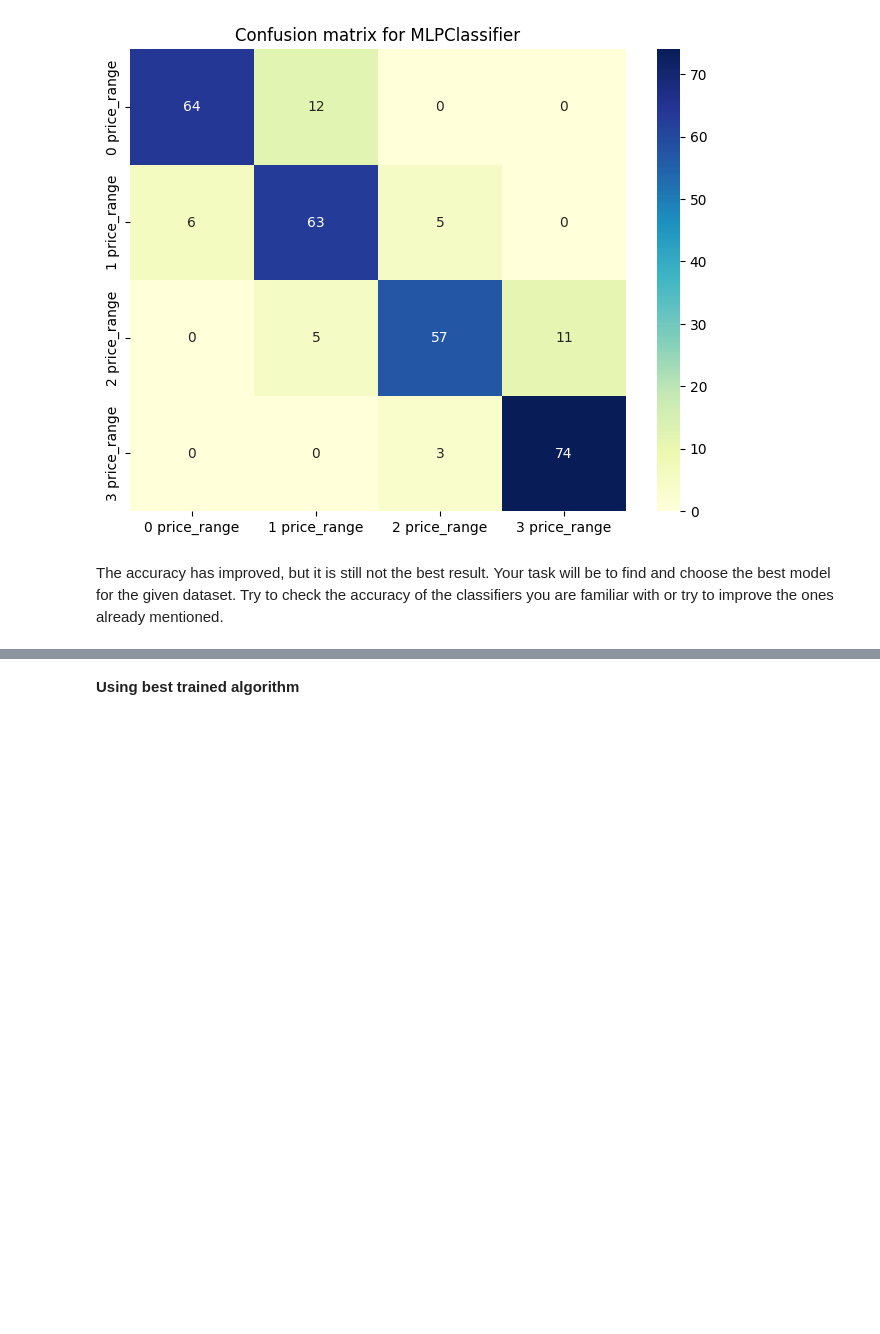
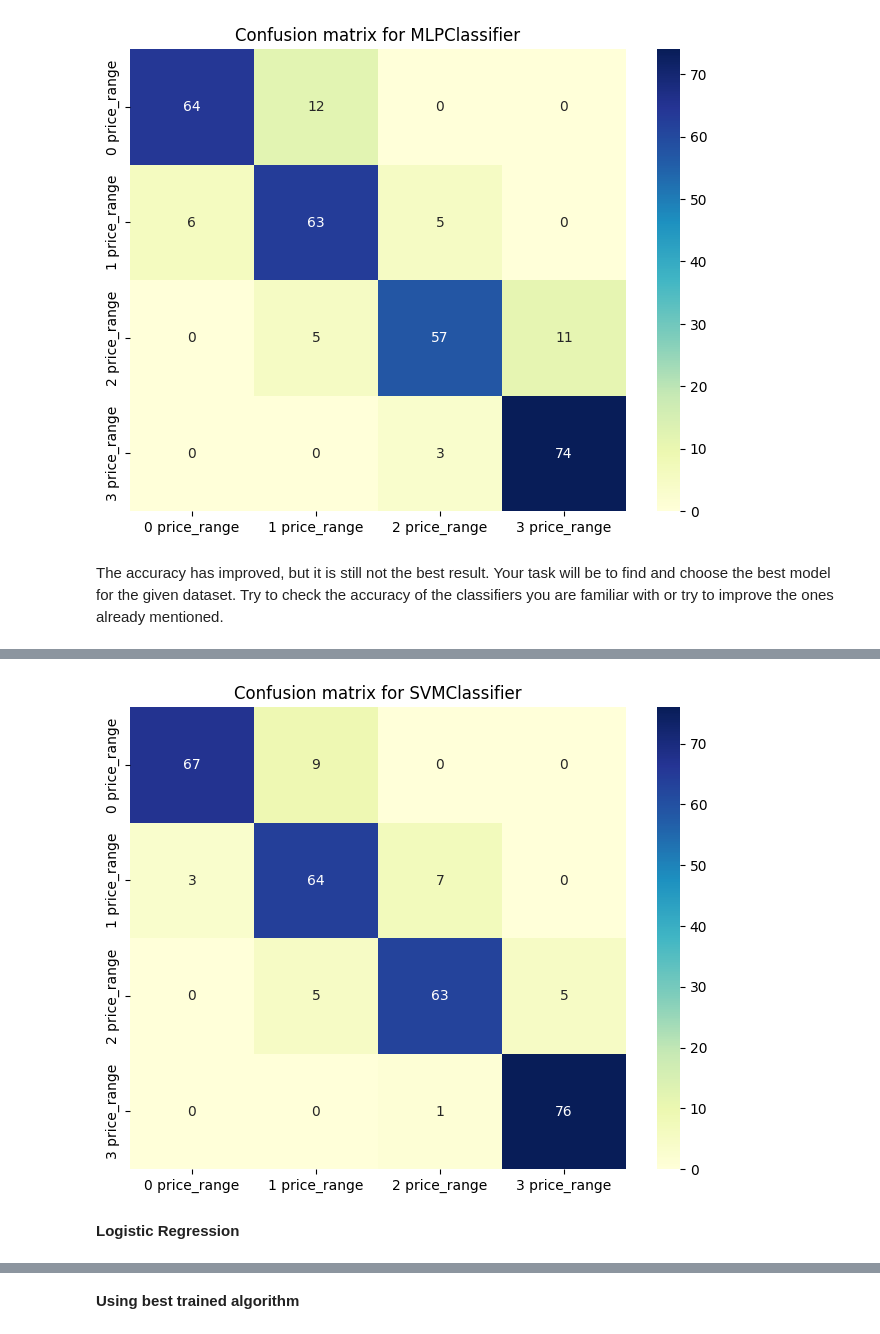
Before and after one commit to OleksiiLatypov/DRU_Data_Science_Fundamentals, a Jupyter notebook: notebook7d02acc547.ipynb, the cells around one changed output, grey strips where cells are left out. Drawn from its saved outputs; the diff is of its cells as text; code cells hidden in the pictures; blank space fills up the shorter version.

```diff
--- a/notebook7d02acc547.ipynb
+++ b/notebook7d02acc547.ipynb
@@ -310,3 +312,13 @@ plt.show()
 [figure]
 # %% [markdown]
 The accuracy has improved, but it is still not the best result. Your task will be to find and choose the best model for the given dataset. Try to check the accuracy of the classifiers you are familiar with or try to improve the ones already mentioned.
+# %%
+from sklearn.svm import SVC
+
+svm = SVC(decision_function_shape='ovo')
+svm.fit(X_train, y_train)
+y_pred_svm=svm.predict(X_val)
+
+print(classification_report(y_val, y_pred_svm))
+accuracy = accuracy_score(y_val, y_pred_svm)
+print("Accuracy Score:", accuracy)
@@ -312,0 +338,16 @@ The accuracy has improved, but it is still not the best result. Your task will b
+# %%
+# visualizing the confusion matrix
+cm = confusion_matrix(y_val, y_pred_svm)
+# label the confusion matrix
+conf_matrix=pd.DataFrame(data = cm,
+                         columns=["0 price_range", "1 price_range", "2 price_range", "3 price_range"],
+                         index=["0 price_range", "1 price_range", "2 price_range", "3 price_range"])
+# plot a heatmap
+fig, ax = plt.subplots(figsize=(8,6))
+sns.heatmap(conf_matrix, annot=True, fmt='d', cmap="YlGnBu")
+plt.title("Confusion matrix for SVMClassifier")
+plt.show()
+# %% [output]
+[figure, added]
+# %% [markdown]
+**Logistic Regression**
```
Also changed, not shown: parts of 8 cells of this notebook.
